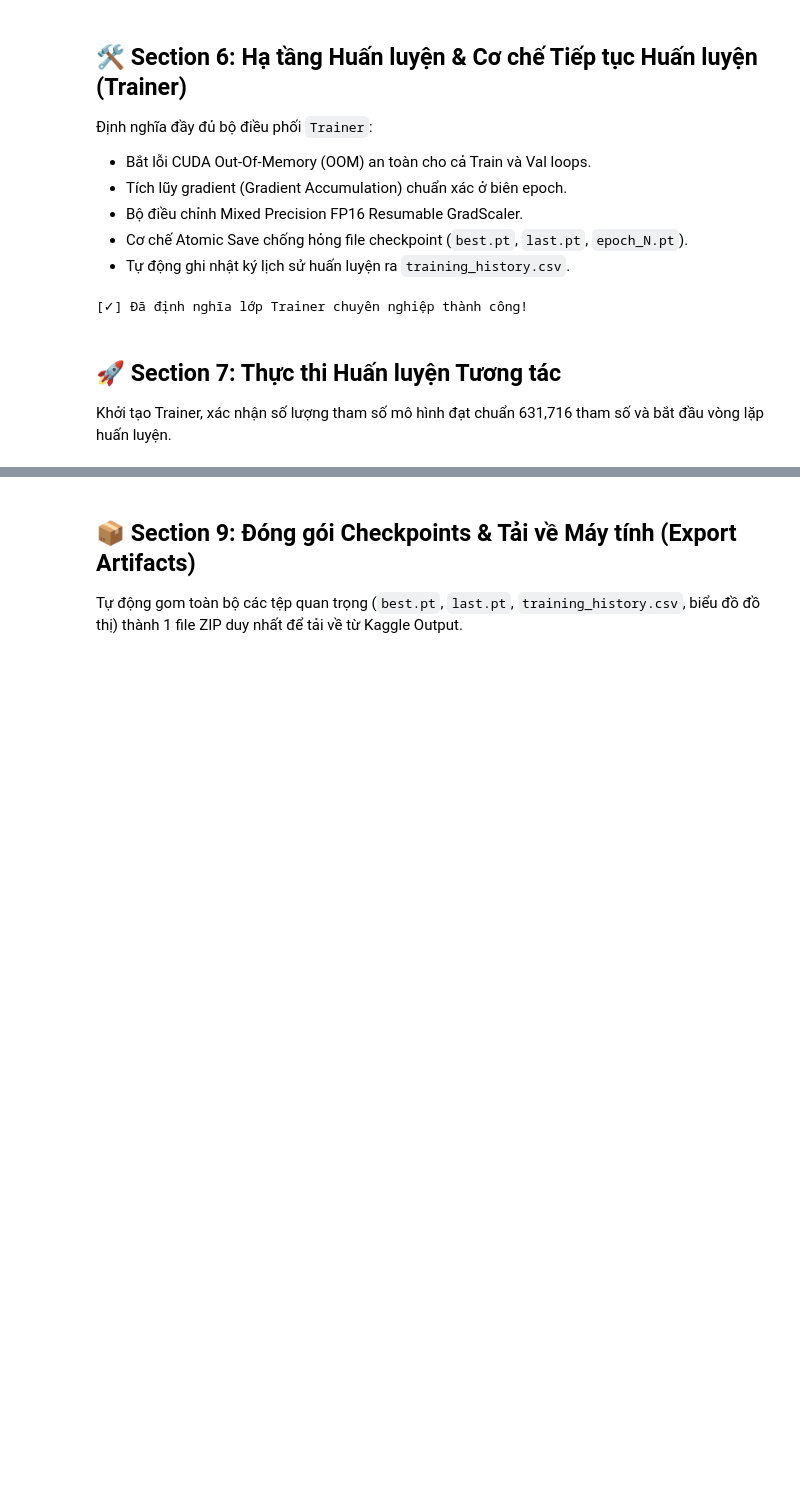
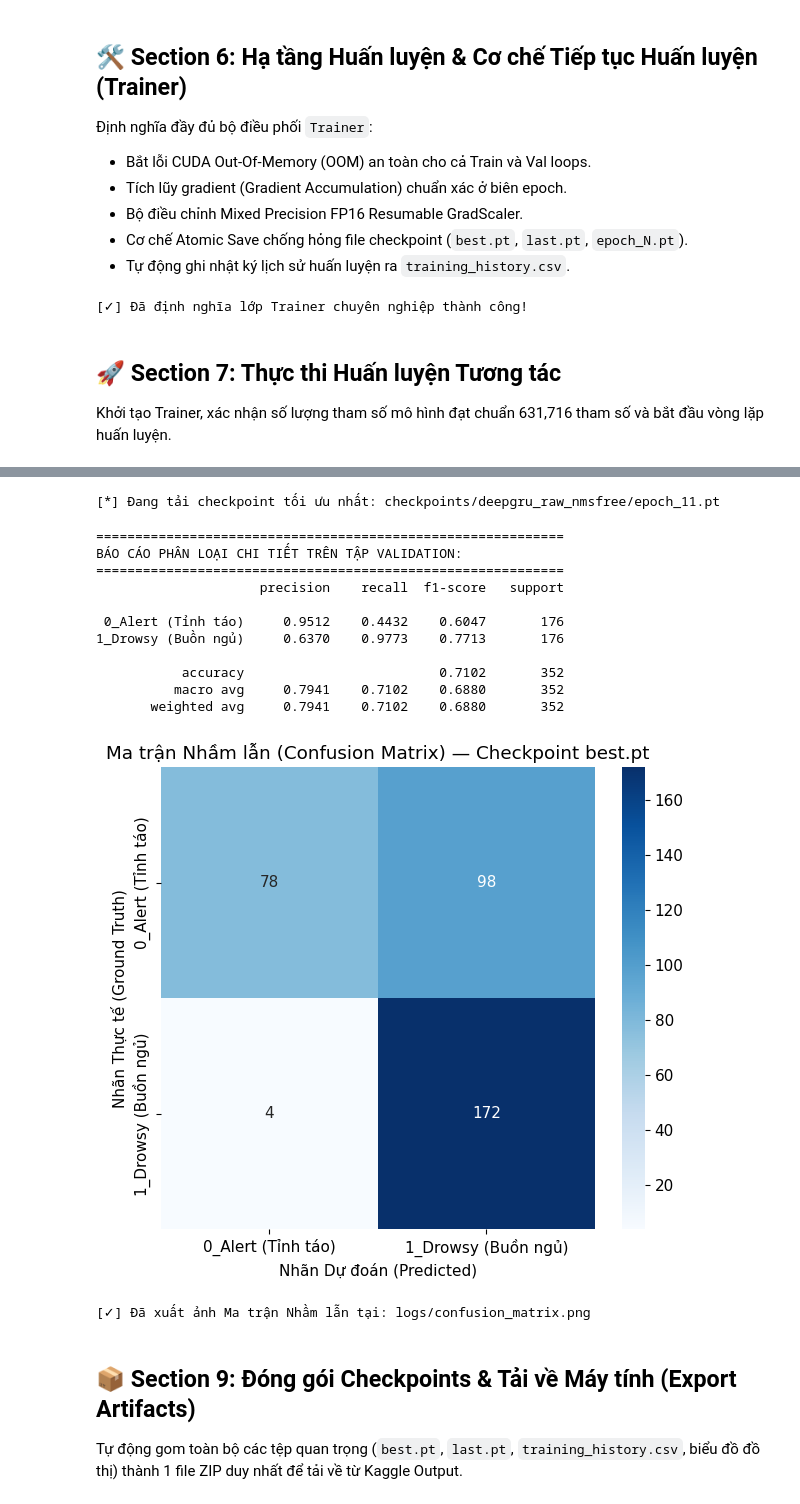
Before and after one commit to minh4bys2-non/driver-guardian, a Jupyter notebook: ai/LSTM/notebooks/02_train_convgru_kaggle.ipynb, the cells around one changed output, grey strips where cells are left out. Saved outputs shown, nothing was run; the diff lists cells and outputs as text; code cells hidden in the pictures; blank space fills up the shorter version.

```diff
--- a/ai/LSTM/notebooks/02_train_convgru_kaggle.ipynb
+++ b/ai/LSTM/notebooks/02_train_convgru_kaggle.ipynb
@@ -2226,6 +2261,6 @@ else:
 # %%
 # 2. Đánh giá Ma trận Nhầm lẫn Confusion Matrix của mô hình tối ưu nhất (best.pt)
-best_ckpt_path = Path(cfg.checkpoint_dir) / "best.pt"
+best_ckpt_path = Path(cfg.checkpoint_dir) / "epoch_11.pt"
 
 if best_ckpt_path.exists() and len(trainer.val_loader.dataset) > 0:
     print(f"[*] Đang tải checkpoint tối ưu nhất: {best_ckpt_path}")
@@ -2246,31 +2281,46 @@ if best_ckpt_path.exists() and len(trainer.val_loader.dataset) > 0:
             with torch.amp.autocast(device_type=trainer.device.type, enabled=cfg.amp and trainer.device.type == "cuda"):
                 p3, p4, p5 = trainer.extractor(frames_t)
                 logits = trainer.model((p3, p4, p5), seq_lens=seq_lens)
                 _, preds = trainer.compute_loss_and_preds(logits, labels)
 
             all_preds.extend(preds.cpu().numpy())
             all_targets.extend(labels.cpu().numpy())
 
     all_preds = np.array(all_preds)
     all_targets = np.array(all_targets)
 
     # In Báo cáo phân loại
     target_names = ["0_Alert (Tỉnh táo)", "1_Drowsy (Buồn ngủ)"]
     print("\n" + "=" * 60)
     print("BÁO CÁO PHÂN LOẠI CHI TIẾT TRÊN TẬP VALIDATION:")
     print("=" * 60)
     print(classification_report(all_targets, all_preds, target_names=target_names, digits=4))
 
     # Vẽ Confusion Matrix Heatmap
     cm = confusion_matrix(all_targets, all_preds)
     plt.figure(figsize=(7, 6))
     sns.heatmap(cm, annot=True, fmt="d", cmap="Blues", xticklabels=target_names, yticklabels=target_names)
     plt.title("Ma trận Nhầm lẫn (Confusion Matrix) — Checkpoint best.pt")
     plt.xlabel("Nhãn Dự đoán (Predicted)")
     plt.ylabel("Nhãn Thực tế (Ground Truth)")
-    cm_path = Path("/kaggle/working/confusion_matrix.png")
+    cm_path = Path("./logs/confusion_matrix.png")
     plt.savefig(cm_path, dpi=300, bbox_inches="tight")
     plt.show()
     print(f"[✓] Đã xuất ảnh Ma trận Nhầm lẫn tại: {cm_path}")
 else:
     print("[!] Không tìm thấy checkpoint best.pt hoặc tập Validation rỗng.")
+# %% [output]
+[*] Đang tải checkpoint tối ưu nhất: checkpoints/deepgru_raw_nmsfree/epoch_11.pt
+============================================================
+BÁO CÁO PHÂN LOẠI CHI TIẾT TRÊN TẬP VALIDATION:
+============================================================
+                     precision    recall  f1-score   support
+
+ 0_Alert (Tỉnh táo)     0.9512    0.4432    0.6047       176
+1_Drowsy (Buồn ngủ)     0.6370    0.9773    0.7713       176
+
+           accuracy                         0.7102       352
+          macro avg     0.7941    0.7102    0.6880       352
+       weighted avg     0.7941    0.7102    0.6880       352
+[figure, added]
+[✓] Đã xuất ảnh Ma trận Nhầm lẫn tại: logs/confusion_matrix.png
```
Also changed, not shown: parts of 10 cells of this notebook, 29 other files.
